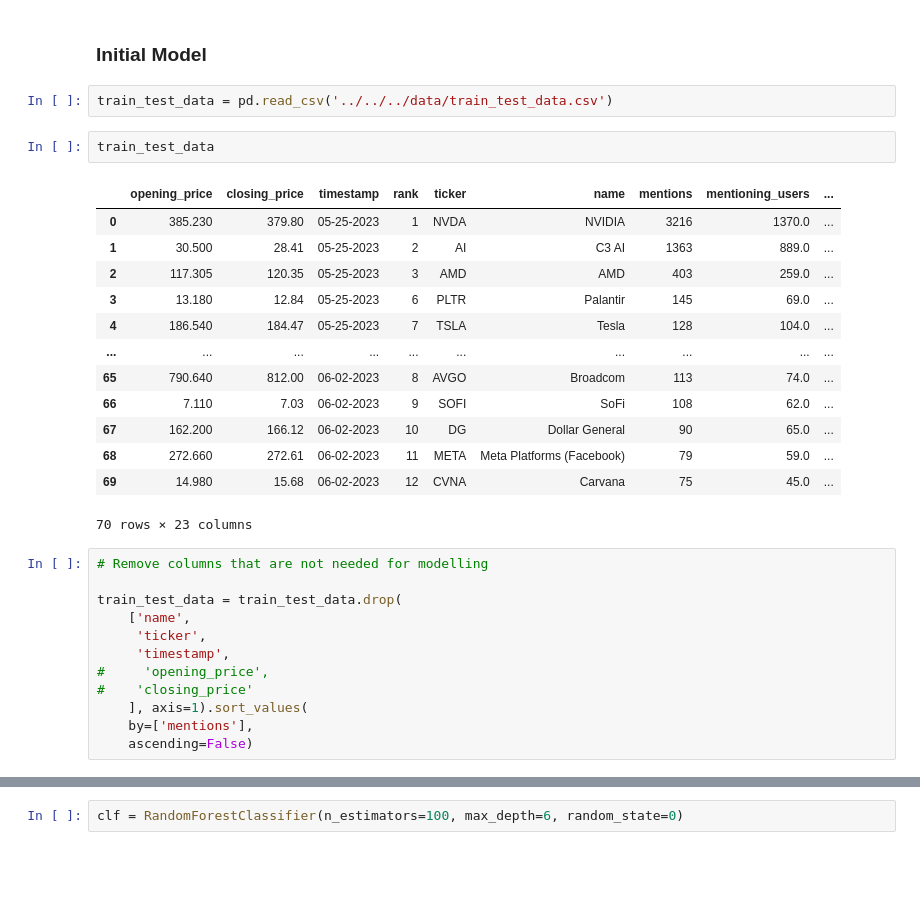
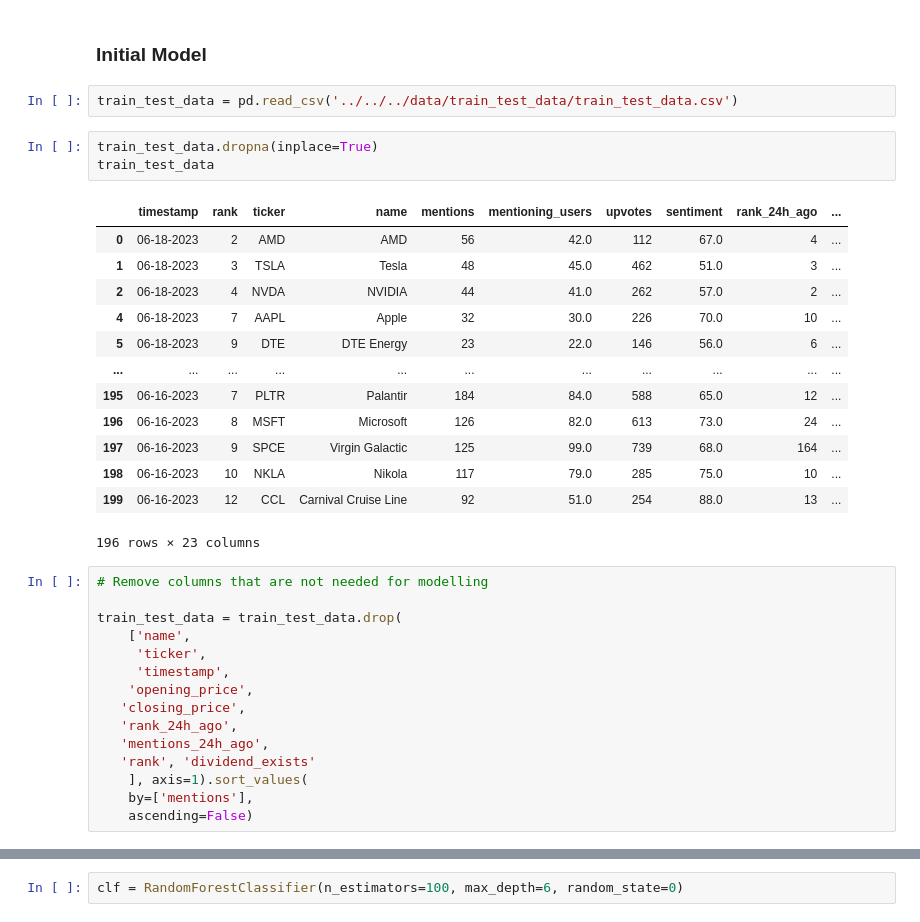
Before and after one commit to Sami6720/wall-street-sentiments, a Jupyter notebook: experimentation/notebooks/modelling/random_forrest.ipynb, the cells around one changed output, grey strips where cells are left out. Saved outputs shown, nothing was run; the diff lists cells and outputs as text; blank space fills up the shorter version.

```diff
--- a/experimentation/notebooks/modelling/random_forrest.ipynb
+++ b/experimentation/notebooks/modelling/random_forrest.ipynb
@@ -11,23 +11,24 @@ from sklearn.model_selection import GridSearchCV
 # %% [markdown]
 ### Initial Model
 # %%
-train_test_data = pd.read_csv('../../../data/train_test_data.csv')
+train_test_data = pd.read_csv('../../../data/train_test_data/train_test_data.csv')
-# %%
-train_test_data
-# %% [output]
-|  | opening_price | closing_price | timestamp | rank | ticker | name | mentions | mentioning_users | ... |
-| 0 | 385.230 | 379.80 | 05-25-2023 | 1 | NVDA | NVIDIA | 3216 | 1370.0 | ... |
-| 1 | 30.500 | 28.41 | 05-25-2023 | 2 | AI | C3 AI | 1363 | 889.0 | ... |
-| 2 | 117.305 | 120.35 | 05-25-2023 | 3 | AMD | AMD | 403 | 259.0 | ... |
-| 3 | 13.180 | 12.84 | 05-25-2023 | 6 | PLTR | Palantir | 145 | 69.0 | ... |
-| 4 | 186.540 | 184.47 | 05-25-2023 | 7 | TSLA | Tesla | 128 | 104.0 | ... |
-| ... | ... | ... | ... | ... | ... | ... | ... | ... | ... |
-| 65 | 790.640 | 812.00 | 06-02-2023 | 8 | AVGO | Broadcom | 113 | 74.0 | ... |
-| 66 | 7.110 | 7.03 | 06-02-2023 | 9 | SOFI | SoFi | 108 | 62.0 | ... |
-| 67 | 162.200 | 166.12 | 06-02-2023 | 10 | DG | Dollar General | 90 | 65.0 | ... |
-| 68 | 272.660 | 272.61 | 06-02-2023 | 11 | META | Meta Platforms (Facebook) | 79 | 59.0 | ... |
-| 69 | 14.980 | 15.68 | 06-02-2023 | 12 | CVNA | Carvana | 75 | 45.0 | ... |
-70 rows × 23 columns
+# %%
+train_test_data.dropna(inplace=True)
+train_test_data
+# %% [output]
+|  | timestamp | rank | ticker | name | mentions | mentioning_users | upvotes | sentiment | rank_24h_ago | ... |
+| 0 | 06-18-2023 | 2 | AMD | AMD | 56 | 42.0 | 112 | 67.0 | 4 | ... |
+| 1 | 06-18-2023 | 3 | TSLA | Tesla | 48 | 45.0 | 462 | 51.0 | 3 | ... |
+| 2 | 06-18-2023 | 4 | NVDA | NVIDIA | 44 | 41.0 | 262 | 57.0 | 2 | ... |
+| 4 | 06-18-2023 | 7 | AAPL | Apple | 32 | 30.0 | 226 | 70.0 | 10 | ... |
+| 5 | 06-18-2023 | 9 | DTE | DTE Energy | 23 | 22.0 | 146 | 56.0 | 6 | ... |
+| ... | ... | ... | ... | ... | ... | ... | ... | ... | ... | ... |
+| 195 | 06-16-2023 | 7 | PLTR | Palantir | 184 | 84.0 | 588 | 65.0 | 12 | ... |
+| 196 | 06-16-2023 | 8 | MSFT | Microsoft | 126 | 82.0 | 613 | 73.0 | 24 | ... |
+| 197 | 06-16-2023 | 9 | SPCE | Virgin Galactic | 125 | 99.0 | 739 | 68.0 | 164 | ... |
+| 198 | 06-16-2023 | 10 | NKLA | Nikola | 117 | 79.0 | 285 | 75.0 | 10 | ... |
+| 199 | 06-16-2023 | 12 | CCL | Carnival Cruise Line | 92 | 51.0 | 254 | 88.0 | 13 | ... |
+196 rows × 23 columns
 # %%
 # Remove columns that are not needed for modelling
 
@@ -35,8 +36,11 @@ train_test_data = train_test_data.drop(
     ['name',
      'ticker',
      'timestamp',
-#     'opening_price',
-#    'closing_price'
+    'opening_price',
+   'closing_price',
+   'rank_24h_ago',
+   'mentions_24h_ago',
+   'rank', 'dividend_exists'
     ], axis=1).sort_values(
     by=['mentions'],
     ascending=False)
```
Also changed, not shown: parts of 15 cells of this notebook.
